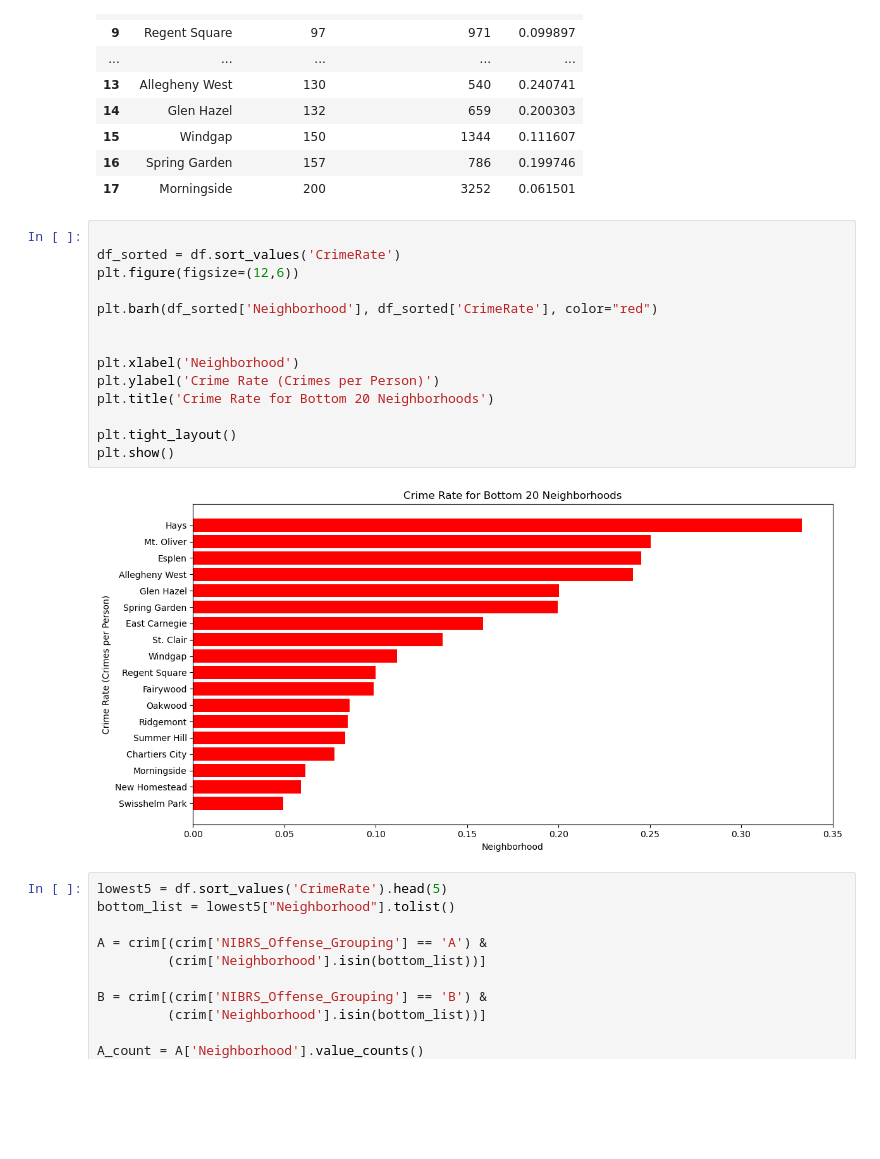
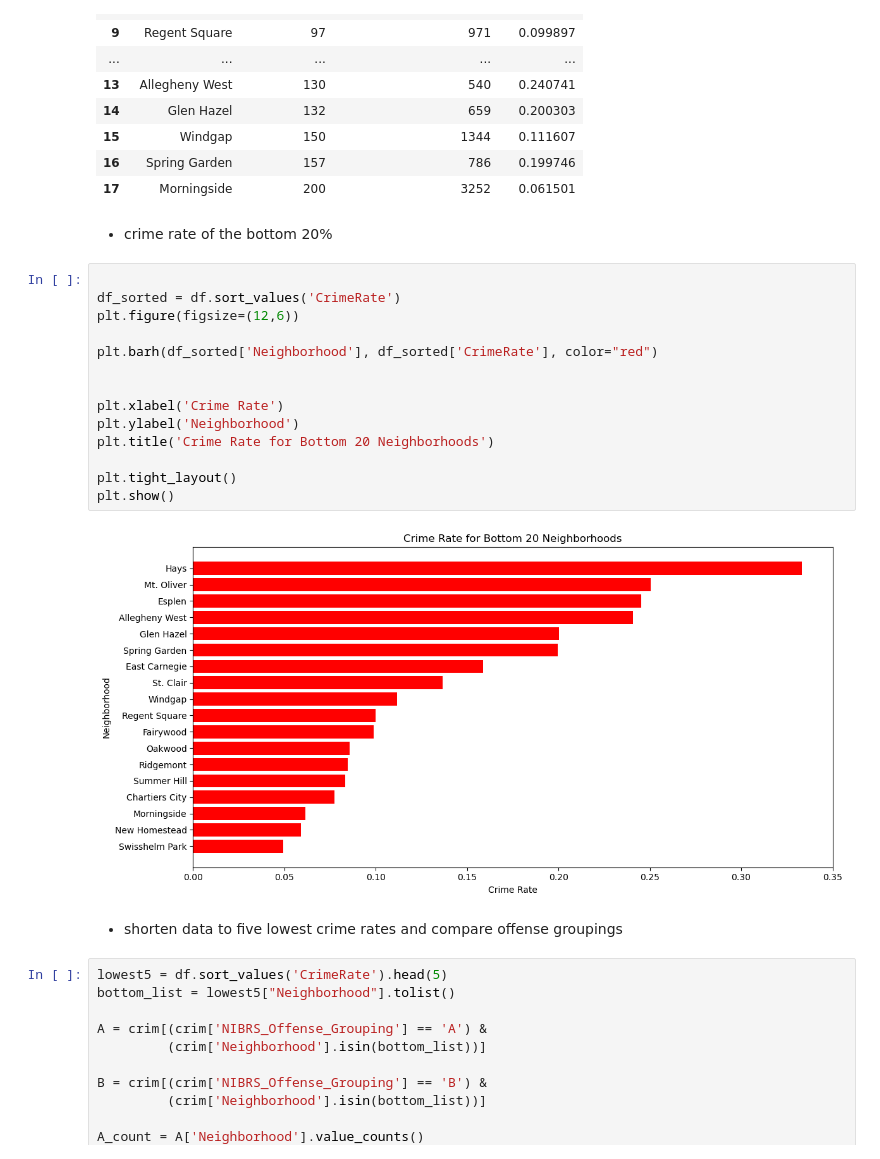
Before and after one commit to tredondizzy/Final-Project, a Jupyter notebook: CrimeActivity.ipynb, the cells around one changed output. Saved outputs shown, nothing was run; the diff lists cells and outputs as text; blank space fills up the shorter version.

Commit message:
Update personal  CrimeActivity and FinalProject notebook
Finished personal notebook, added more to final project

```diff
--- a/CrimeActivity.ipynb
+++ b/CrimeActivity.ipynb
@@ -120,22 +131,26 @@ df
 | 15 | Windgap | 150 | 1344 | 0.111607 |
 | 16 | Spring Garden | 157 | 786 | 0.199746 |
 | 17 | Morningside | 200 | 3252 | 0.061501 |
+# %% [markdown]
+* crime rate of the bottom 20%
 # %%
 
 df_sorted = df.sort_values('CrimeRate')
 plt.figure(figsize=(12,6))
 
 plt.barh(df_sorted['Neighborhood'], df_sorted['CrimeRate'], color="red")
 
 
-plt.xlabel('Neighborhood')
-plt.ylabel('Crime Rate (Crimes per Person)')
+plt.xlabel('Crime Rate')
+plt.ylabel('Neighborhood')
 plt.title('Crime Rate for Bottom 20 Neighborhoods')
 
 plt.tight_layout()
 plt.show()
 # %% [output]
-[figure, old version]
+[figure, new version]
+# %% [markdown]
+* shorten data to five lowest crime rates and compare offense groupings
 # %%
 lowest5 = df.sort_values('CrimeRate').head(5)
 bottom_list = lowest5["Neighborhood"].tolist()
```
Also changed, not shown: parts of 12 cells of this notebook, 1 other file.
